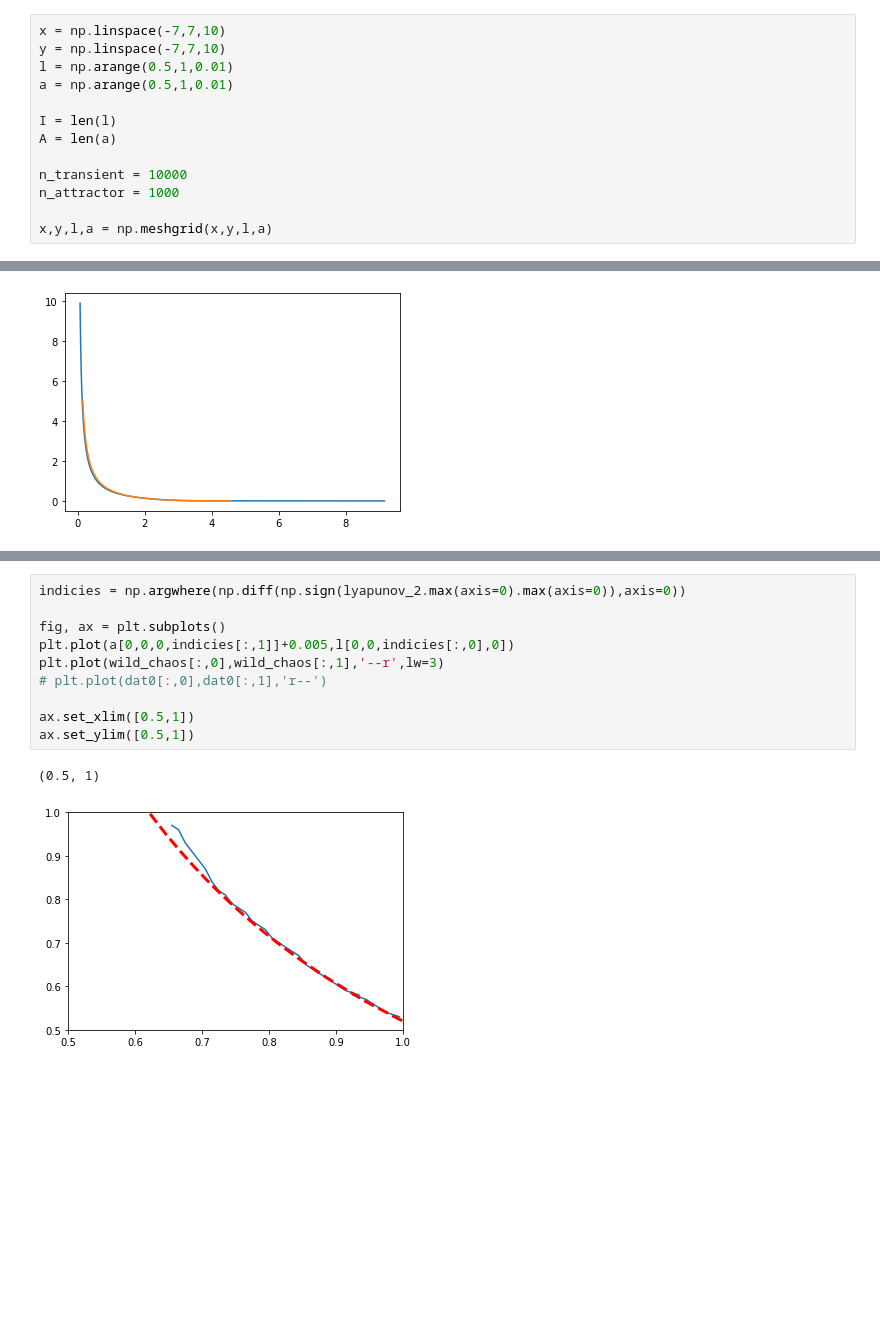
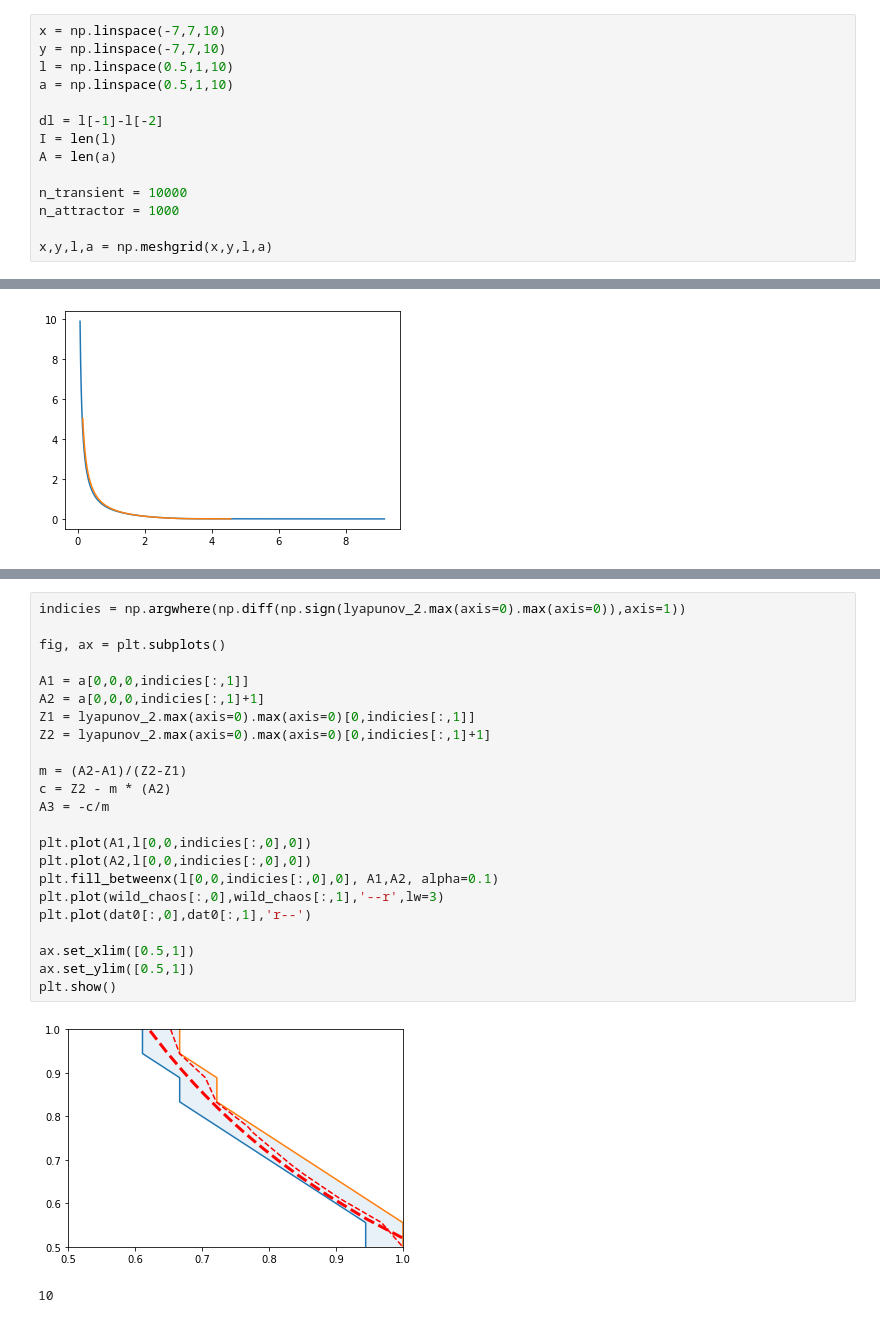
Before and after one commit to hjelleyman/chaos, a Jupyter notebook: Lyapunov.ipynb, the cells around one changed output, grey strips where cells are left out. Saved outputs shown, nothing was run; the diff lists cells and outputs as text; blank space fills up the shorter version.

```diff
--- a/Lyapunov.ipynb
+++ b/Lyapunov.ipynb
@@ -45,9 +40,10 @@ Let's start by generating a 4D grid for x, y, a, and $\lambda$.
 # %%
 x = np.linspace(-7,7,10)
 y = np.linspace(-7,7,10)
-l = np.arange(0.5,1,0.01)
-a = np.arange(0.5,1,0.01)
+l = np.linspace(0.5,1,10)
+a = np.linspace(0.5,1,10)
 
+dl = l[-1]-l[-2]
 I = len(l)
 A = len(a)
 
@@ -276,13 +242,26 @@ ax.set_ylim([0.5,1])
 # %%
-indicies = np.argwhere(np.diff(np.sign(lyapunov_2.max(axis=0).max(axis=0)),axis=0))
+indicies = np.argwhere(np.diff(np.sign(lyapunov_2.max(axis=0).max(axis=0)),axis=1))
 
 fig, ax = plt.subplots()
-plt.plot(a[0,0,0,indicies[:,1]]+0.005,l[0,0,indicies[:,0],0])
+
+A1 = a[0,0,0,indicies[:,1]]
+A2 = a[0,0,0,indicies[:,1]+1]
+Z1 = lyapunov_2.max(axis=0).max(axis=0)[0,indicies[:,1]]
+Z2 = lyapunov_2.max(axis=0).max(axis=0)[0,indicies[:,1]+1]
+
+m = (A2-A1)/(Z2-Z1)
+c = Z2 - m * (A2)
+A3 = -c/m
+
+plt.plot(A1,l[0,0,indicies[:,0],0])
+plt.plot(A2,l[0,0,indicies[:,0],0])
+plt.fill_betweenx(l[0,0,indicies[:,0],0], A1,A2, alpha=0.1)
 plt.plot(wild_chaos[:,0],wild_chaos[:,1],'--r',lw=3)
-# plt.plot(dat0[:,0],dat0[:,1],'r--')
+plt.plot(dat0[:,0],dat0[:,1],'r--')
 
 ax.set_xlim([0.5,1])
 ax.set_ylim([0.5,1])
+plt.show()
 # %% [output]
+[figure, new version]
-(0.5, 1)
+10
-[figure, old version]
```
Also changed, not shown: parts of 11 cells of this notebook, 5 other files.
